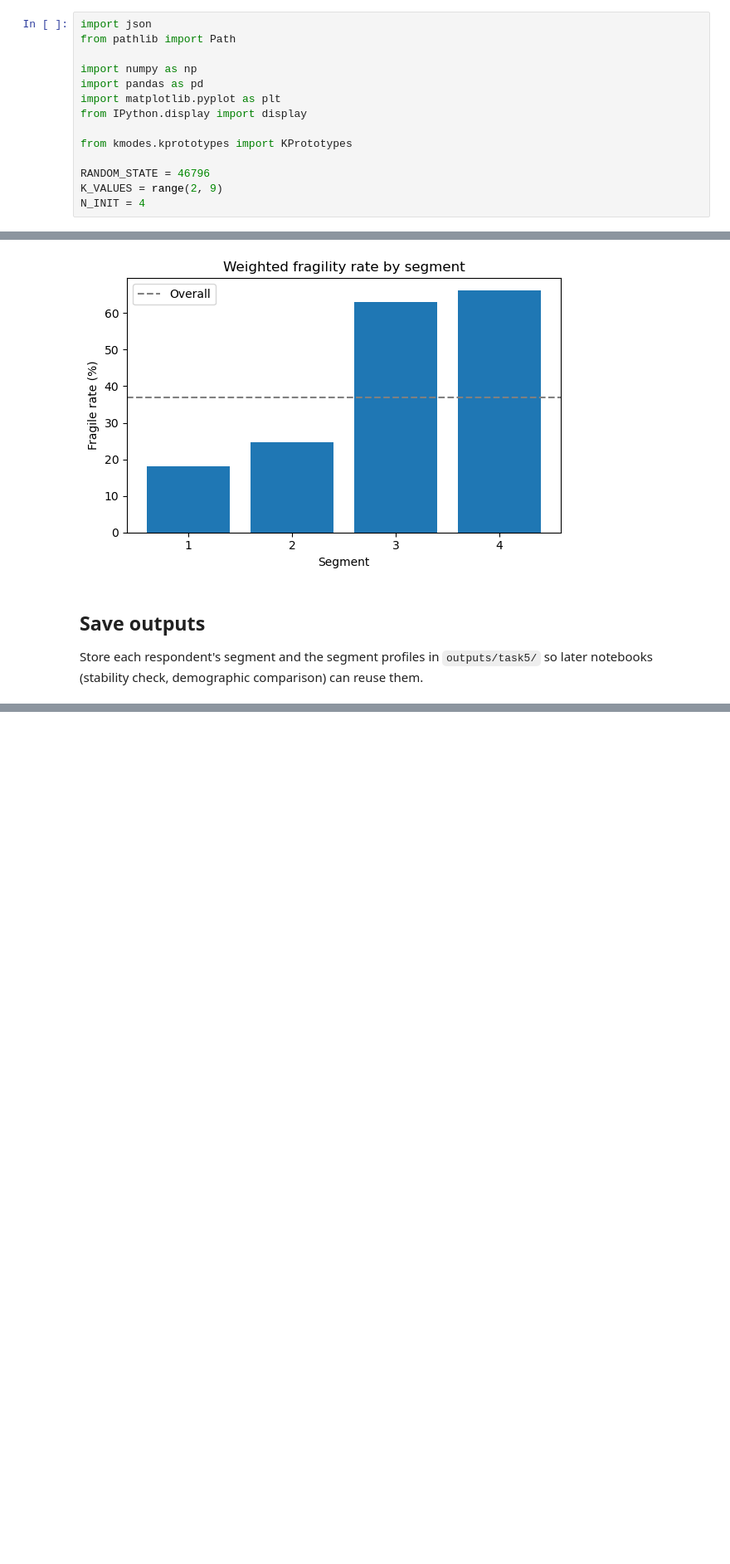
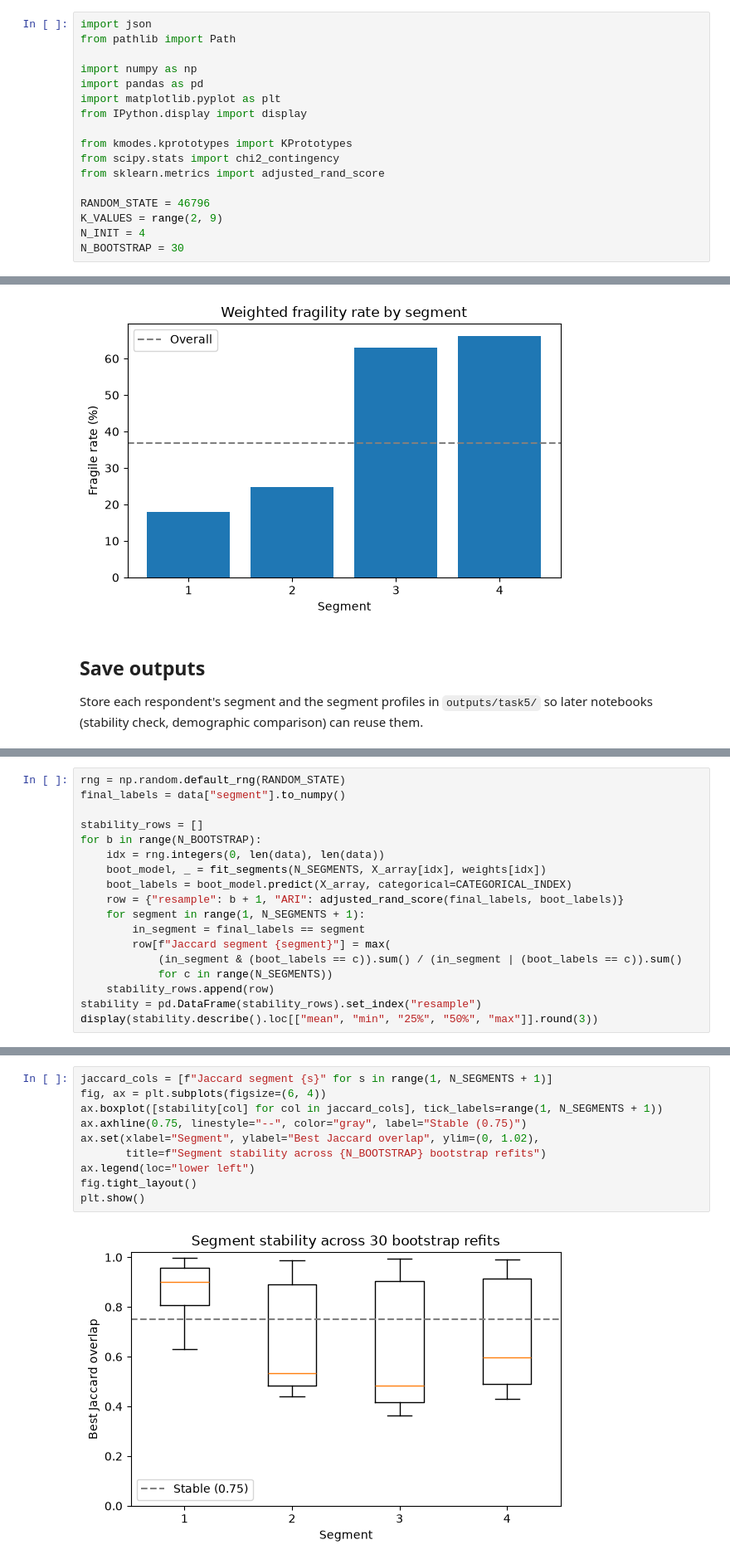
Before and after one commit to Break-Through-Tech/Thrivent-1A-financial-resilience-map, a Jupyter notebook: notebooks/09_segmentation.ipynb, the cells around one changed output, grey strips where cells are left out. Shown at 83% size. Cells and saved outputs as stored; diff of their text form; blank space fills up the shorter version.

```diff
--- a/notebooks/09_segmentation.ipynb
+++ b/notebooks/09_segmentation.ipynb
@@ -12,10 +12,13 @@ import matplotlib.pyplot as plt
 from IPython.display import display
 
 from kmodes.kprototypes import KPrototypes
+from scipy.stats import chi2_contingency
+from sklearn.metrics import adjusted_rand_score
 
 RANDOM_STATE = 46796
 K_VALUES = range(2, 9)
 N_INIT = 4
+N_BOOTSTRAP = 30
 # %% [markdown]
 ## Load the modeling data
 # %%
@@ -246,0 +257,18 @@ Saved segments for 12,934 respondents to outputs/task5
+# %%
+rng = np.random.default_rng(RANDOM_STATE)
+final_labels = data["segment"].to_numpy()
+
+stability_rows = []
+for b in range(N_BOOTSTRAP):
+    idx = rng.integers(0, len(data), len(data))
+    boot_model, _ = fit_segments(N_SEGMENTS, X_array[idx], weights[idx])
+    boot_labels = boot_model.predict(X_array, categorical=CATEGORICAL_INDEX)
+    row = {"resample": b + 1, "ARI": adjusted_rand_score(final_labels, boot_labels)}
+    for segment in range(1, N_SEGMENTS + 1):
+        in_segment = final_labels == segment
+        row[f"Jaccard segment {segment}"] = max(
+            (in_segment & (boot_labels == c)).sum() / (in_segment | (boot_labels == c)).sum()
+            for c in range(N_SEGMENTS))
+    stability_rows.append(row)
+stability = pd.DataFrame(stability_rows).set_index("resample")
+display(stability.describe().loc[["mean", "min", "25%", "50%", "max"]].round(3))
@@ -246,0 +282,12 @@ Saved segments for 12,934 respondents to outputs/task5
+# %%
+jaccard_cols = [f"Jaccard segment {s}" for s in range(1, N_SEGMENTS + 1)]
+fig, ax = plt.subplots(figsize=(6, 4))
+ax.boxplot([stability[col] for col in jaccard_cols], tick_labels=range(1, N_SEGMENTS + 1))
+ax.axhline(0.75, linestyle="--", color="gray", label="Stable (0.75)")
+ax.set(xlabel="Segment", ylabel="Best Jaccard overlap", ylim=(0, 1.02),
+       title=f"Segment stability across {N_BOOTSTRAP} bootstrap refits")
+ax.legend(loc="lower left")
+fig.tight_layout()
+plt.show()
+# %% [output]
+[figure, added]
```
Also changed, not shown: parts of 13 cells of this notebook, 3 other files.
